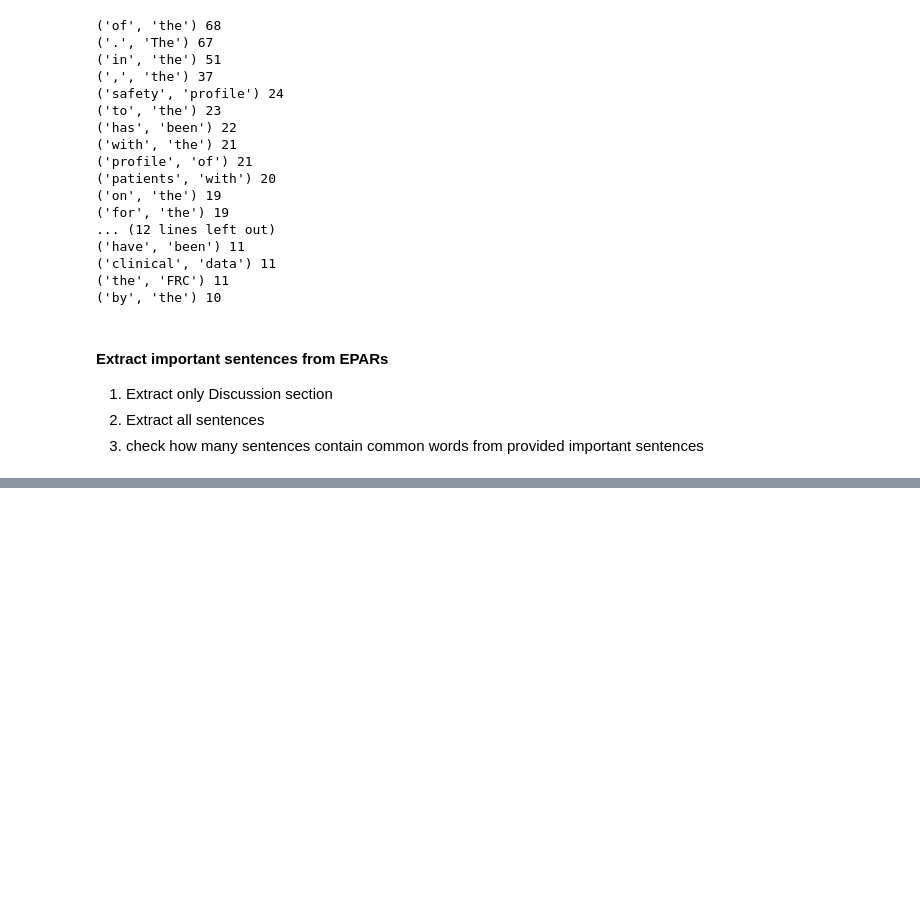
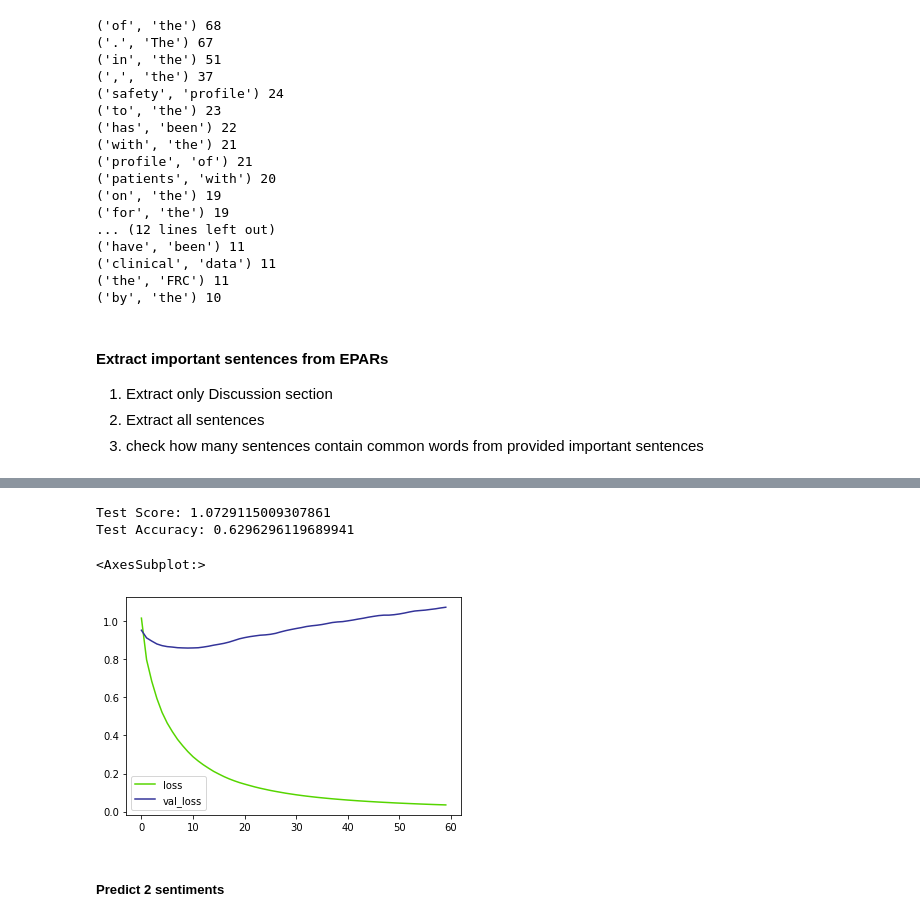
Before and after one commit to PaulIsProgramming/bayer, a Jupyter notebook: Hausaufgabe.ipynb, the cells around one changed output, grey strips where cells are left out. Cells and saved outputs as stored; diff of their text form; code cells hidden in the pictures; blank space fills up the shorter version.

```diff
--- a/Hausaufgabe.ipynb
+++ b/Hausaufgabe.ipynb
@@ -318,0 +598,18 @@ for index, file in enumerate(epar_files):
+# %%
+embedding_matrix = zeros((vocab_size, 100))
+for word, index in tokenizer.word_index.items():
+    embedding_vector = embeddings_dictionary.get(word)
+    if embedding_vector is not None:
+        embedding_matrix[index] = embedding_vector
+# %%
+early_stop = EarlyStopping(monitor='val_loss', mode='min', verbose=1, patience=50)
+
+model = Sequential()
+embedding_layer = Embedding(vocab_size, 100, weights=[embedding_matrix], input_length=maxlen , trainable=False)
+model.add(embedding_layer)
+model.add(Flatten())
+model.add(Dense(3, activation='softmax'))
+# %%
+model.compile(optimizer='adam', loss='categorical_crossentropy', metrics=['accuracy'])
+
+print(model.summary())
@@ -318,0 +632,2 @@ for index, file in enumerate(epar_files):
+# %%
+history = model.fit(X_train, y_train, batch_size=64, epochs=100, verbose=0, validation_data=(X_test, y_test),  callbacks=[early_stop])
@@ -318,0 +640,14 @@ for index, file in enumerate(epar_files):
+# %%
+print("Test Score:", score[0])
+print("Test Accuracy:", score[1])
+# %% [output]
+Test Score: 1.0729115009307861
+Test Accuracy: 0.6296296119689941
+# %%
+loss_df = pd.DataFrame(history.history)
+loss_df[['loss', 'val_loss']].plot()
+# %% [output]
+<AxesSubplot:>
+[figure, added]
+# %% [markdown]
+##### Predict 2 sentiments
```
Also changed, not shown: parts of 63 cells of this notebook.
